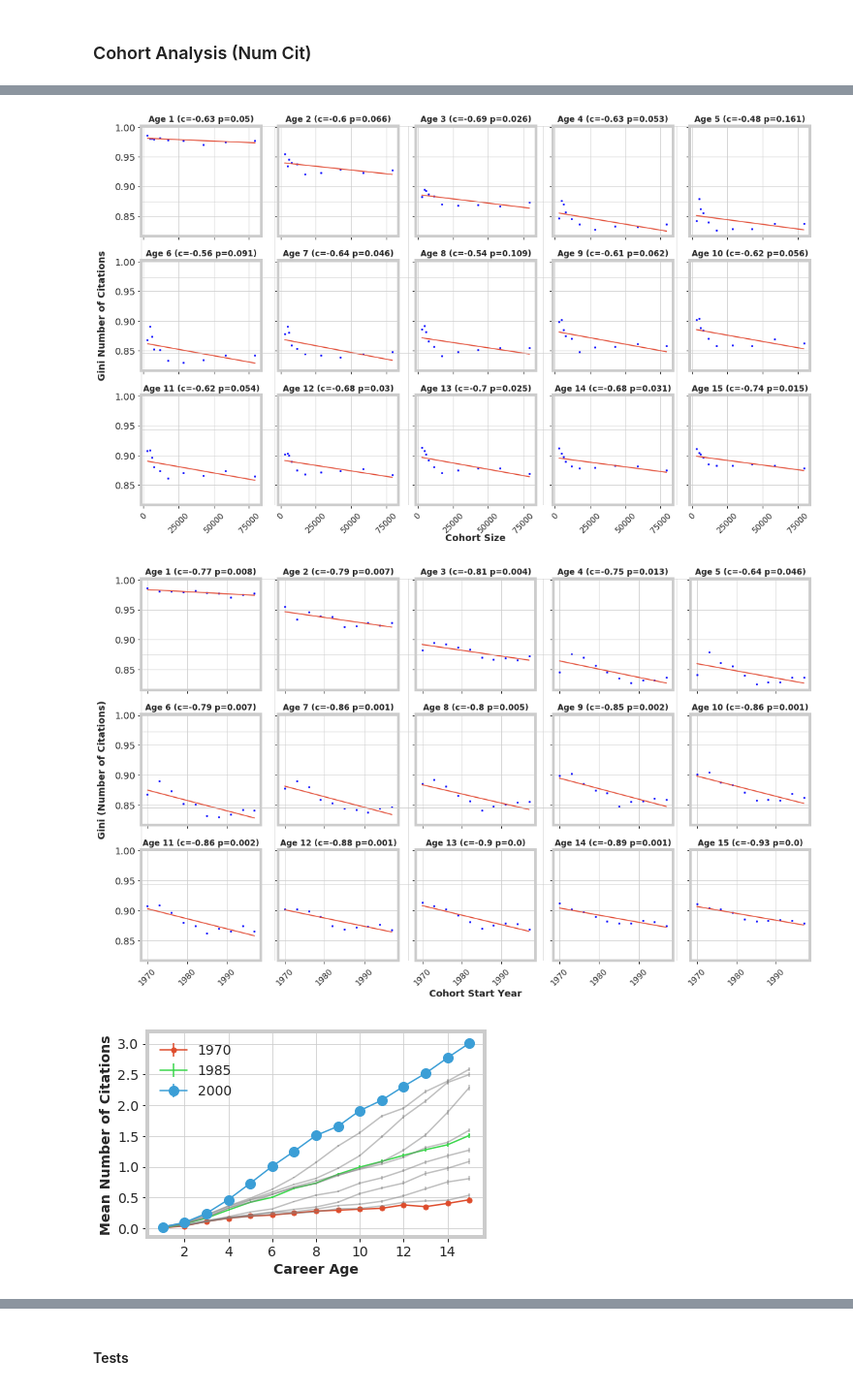
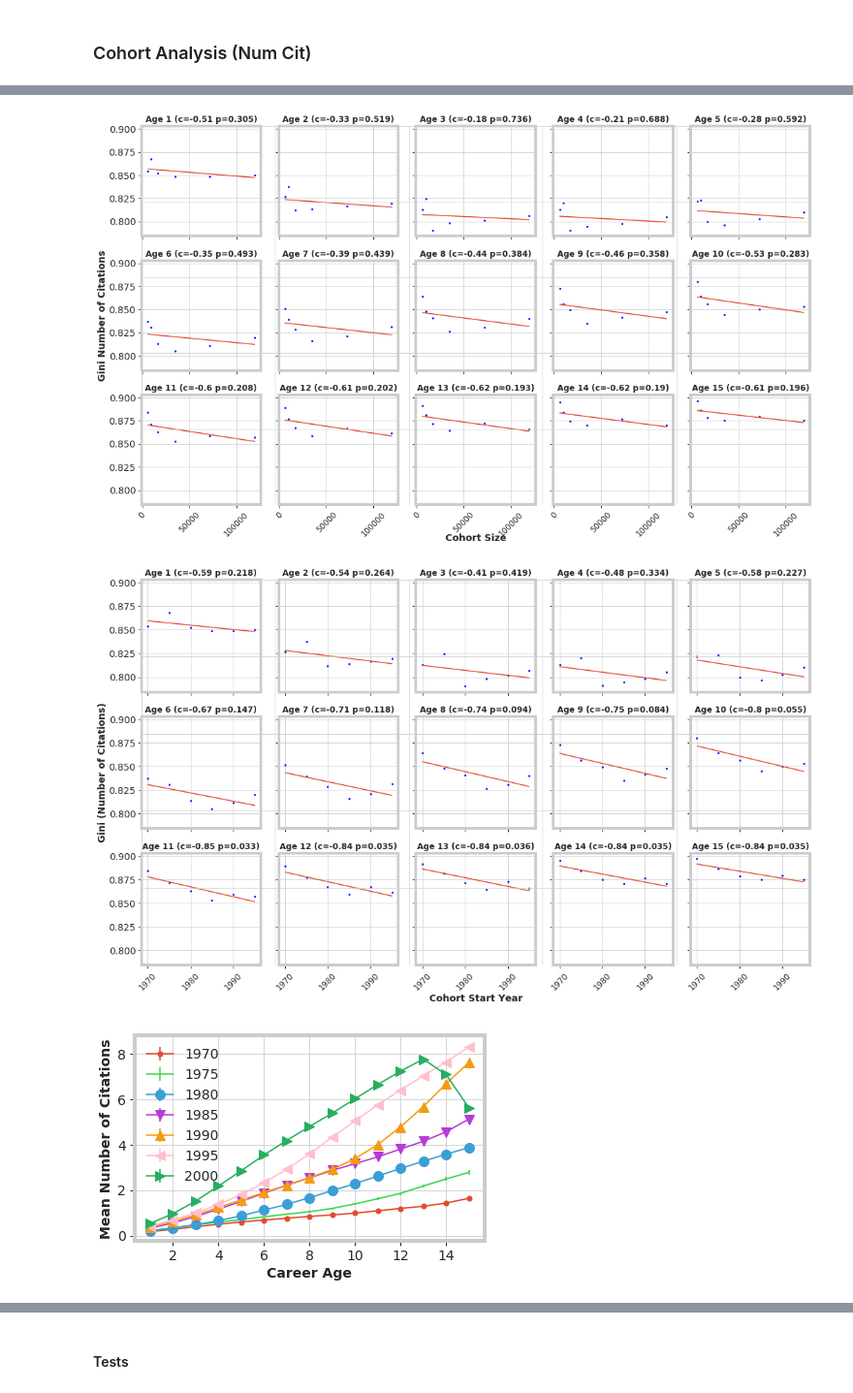
Before and after one commit to gesiscss/inequality, a Jupyter notebook: 2.Cohort analysis - citations.ipynb, the cells around one changed output, grey strips where cells are left out. Shown at 97% size. Saved outputs shown, nothing was run; the diff lists cells and outputs as text; code cells hidden in the pictures.

Commit message:
5 years

```diff
--- a/2.Cohort analysis - citations.ipynb
+++ b/2.Cohort analysis - citations.ipynb
@@ -89,7 +89,7 @@ print(cohort_start_years)
 # %% [output]
 [1970, 1971, 1972, 1973, 1974, 1975, 1976, 1977, 1978, 1979, 1980, 1981, 1982, 1983, 1984, 1985, 1986, 1987, 1988, 1989, 1990, 1991, 1992, 1993, 1994, 1995, 1996, 1997, 1998, 1999, 2000, 2001, 2002]
 # %%
-step = 3
+step = 5
 cohort_start_years = list(range(years[0], END_YEAR - MAX_CAREER_LENGTH_COHORT + step, step))
 # %%
 from importlib import reload
@@ -111,7 +111,7 @@ print(groupByYearData[groupByYearData["author"] == '(max) zong-ming cheng'])
 ### Cohort Analysis (Num Cit)
 # %%
 plot.run_cohort_analysis(authorCitationsData, cohort_start_years, MAX_CAREER_LENGTH_COHORT, "num_cit",
-                         "Number of Citations", authorStartEndCareerData, skip_overlaping_years)
+                         "Number of Citations", authorStartEndCareerData)
 # %% [output]
 get_cohort_careerage_df
 plot_gini
@@ -124,4 +124,4 @@ unique_career_ages:
 plot_cohort_means_over_ages
-[figure, old version]
+[figure, new version]
-[figure, old version]
+[figure, new version]
-[figure, old version]
+[figure, new version]
```
Also changed, not shown: parts of 5 cells of this notebook, 4 other files.
